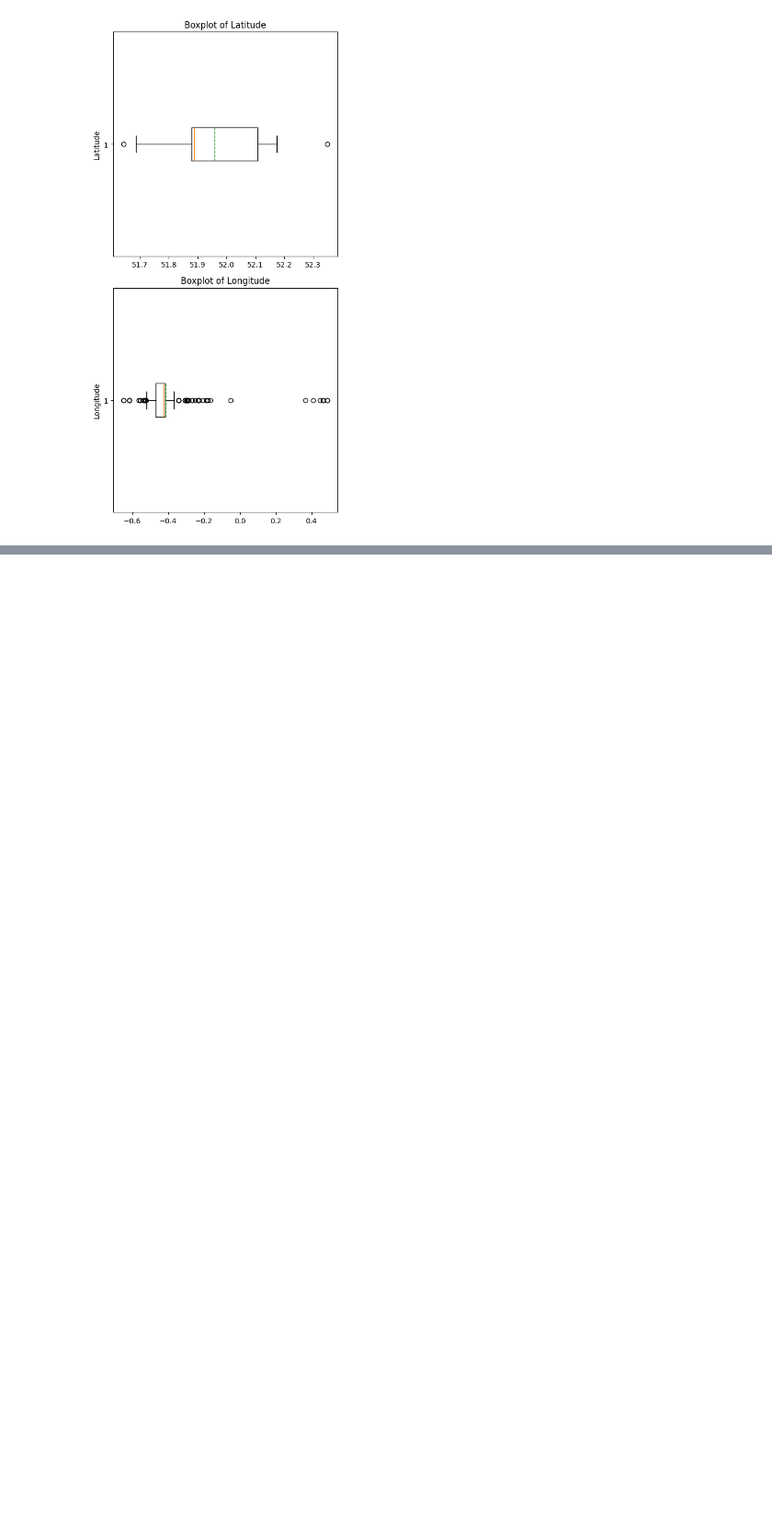
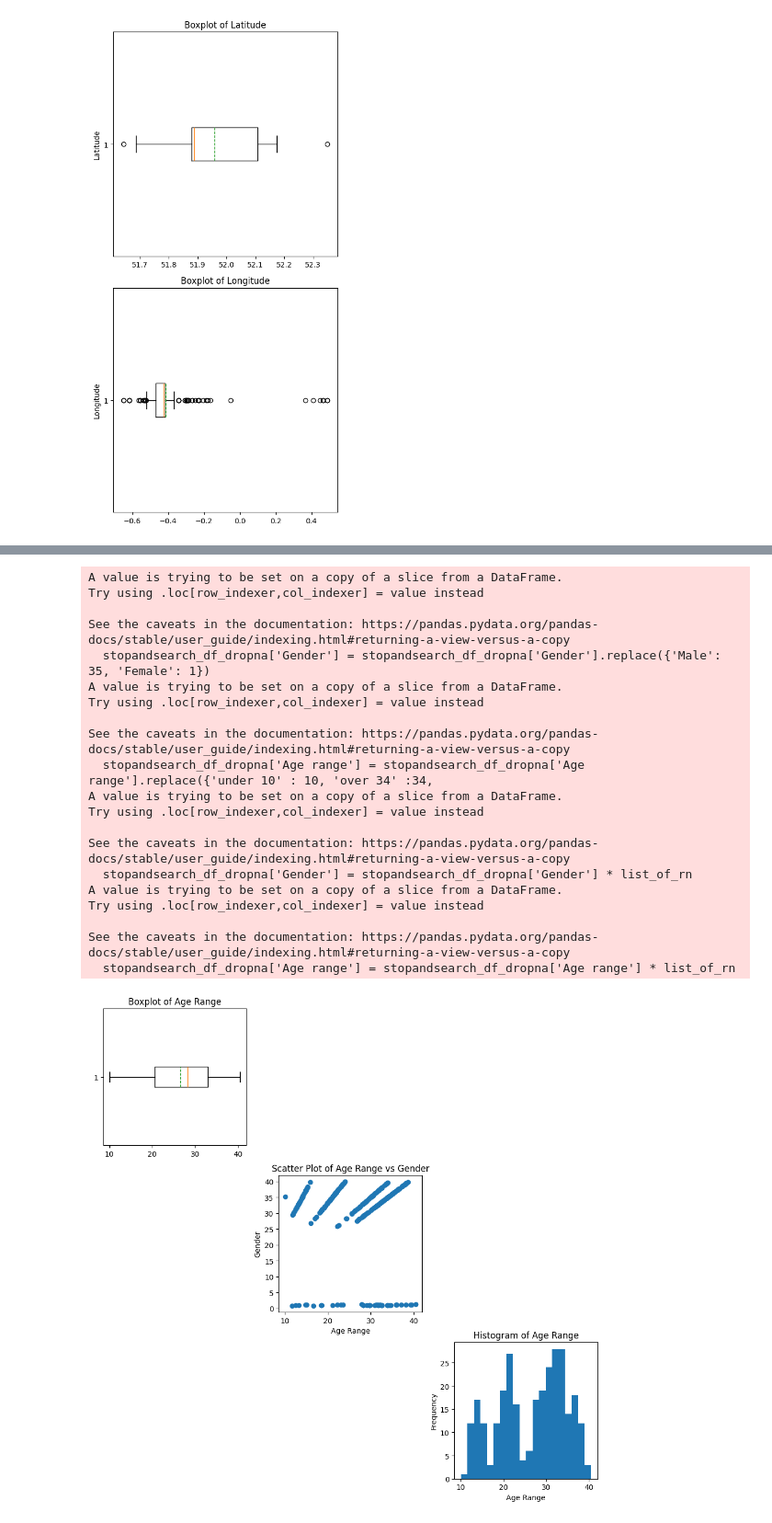
Before and after one commit to WhoAreYou1224/datavis2025, a Jupyter notebook: Copy_of_Visualize_Data_Distribution.ipynb, the cells around one changed output, grey strips where cells are left out. Shown at 92% size. Cells and saved outputs as stored; diff of their text form; code cells hidden in the pictures; blank space fills up the shorter version.

```diff
--- a/Copy_of_Visualize_Data_Distribution.ipynb
+++ b/Copy_of_Visualize_Data_Distribution.ipynb
@@ -362,0 +372,68 @@ plt.show()
+# %%
+# Add necessary code to define stopandsearch_df_dropna
+stopandsearch_df_dropna = stopandsearch_df.dropna(subset=['Age range', 'Gender'])
+
+# Replace values in 'Gender' and 'Age range'
+stopandsearch_df_dropna['Gender'] = stopandsearch_df_dropna['Gender'].replace({'Male': 35, 'Female': 1})
+stopandsearch_df_dropna['Age range'] = stopandsearch_df_dropna['Age range'].replace({'under 10' : 10, 'over 34' :34,
+                                                                                                                                '25-34' : 30,'18-24':21,'10-17' :14})
+
+# Add the random number list and multiply
+import numpy as np
+list_of_rn = np.random.normal(loc=1, scale=0.1, size=len(stopandsearch_df_dropna))
+stopandsearch_df_dropna['Gender'] = stopandsearch_df_dropna['Gender'] * list_of_rn
+stopandsearch_df_dropna['Age range'] = stopandsearch_df_dropna['Age range'] * list_of_rn
+
+# Remove outliers
+stopandsearch_df_dropna = stopandsearch_df_dropna[(stopandsearch_df_dropna['Gender'] >=0) & (stopandsearch_df_dropna['Gender'] <40)]
+
+
+fig, axes = plt.subplots(3, 3, figsize=(10, 10))
+
+# Boxplot on the first diagonal subplot
+axes[0, 0].boxplot(stopandsearch_df_dropna['Age range'].dropna(), vert=False, showmeans=True, meanline=True)
+axes[0, 0].set_title('Boxplot of Age Range')
+
+# Scatter plot on the second diagonal subplot
+axes[1, 1].scatter(stopandsearch_df_dropna['Age range'], stopandsearch_df_dropna['Gender'])
+axes[1, 1].set_title('Scatter Plot of Age Range vs Gender')
+axes[1, 1].set_xlabel('Age Range')
+axes[1, 1].set_ylabel('Gender')
+
+# Histogram on the third diagonal subplot
+axes[2, 2].hist(stopandsearch_df_dropna['Age range'].dropna(), bins=20)
+axes[2, 2].set_title('Histogram of Age Range')
+axes[2, 2].set_xlabel('Age Range')
+axes[2, 2].set_ylabel('Frequency')
+
+# Turn off the non-diagonal subplots
+for i in range(3):
+    for j in range(3):
+        if i != j:
+            axes[i, j].axis('off')
+
+
+plt.tight_layout()
+plt.show()
+# %% [output]
+A value is trying to be set on a copy of a slice from a DataFrame.
+Try using .loc[row_indexer,col_indexer] = value instead
+
+See the caveats in the documentation: https://pandas.pydata.org/pandas-docs/stable/user_guide/indexing.html#returning-a-view-versus-a-copy
+  stopandsearch_df_dropna['Gender'] = stopandsearch_df_dropna['Gender'].replace({'Male': 35, 'Female': 1})
+A value is trying to be set on a copy of a slice from a DataFrame.
+Try using .loc[row_indexer,col_indexer] = value instead
+
+See the caveats in the documentation: https://pandas.pydata.org/pandas-docs/stable/user_guide/indexing.html#returning-a-view-versus-a-copy
+  stopandsearch_df_dropna['Age range'] = stopandsearch_df_dropna['Age range'].replace({'under 10' : 10, 'over 34' :34,
+A value is trying to be set on a copy of a slice from a DataFrame.
+Try using .loc[row_indexer,col_indexer] = value instead
+
+See the caveats in the documentation: https://pandas.pydata.org/pandas-docs/stable/user_guide/indexing.html#returning-a-view-versus-a-copy
+  stopandsearch_df_dropna['Gender'] = stopandsearch_df_dropna['Gender'] * list_of_rn
+A value is trying to be set on a copy of a slice from a DataFrame.
+Try using .loc[row_indexer,col_indexer] = value instead
+
+See the caveats in the documentation: https://pandas.pydata.org/pandas-docs/stable/user_guide/indexing.html#returning-a-view-versus-a-copy
+  stopandsearch_df_dropna['Age range'] = stopandsearch_df_dropna['Age range'] * list_of_rn
+[figure, added]
```
Also changed, not shown: parts of 1 cell of this notebook.
